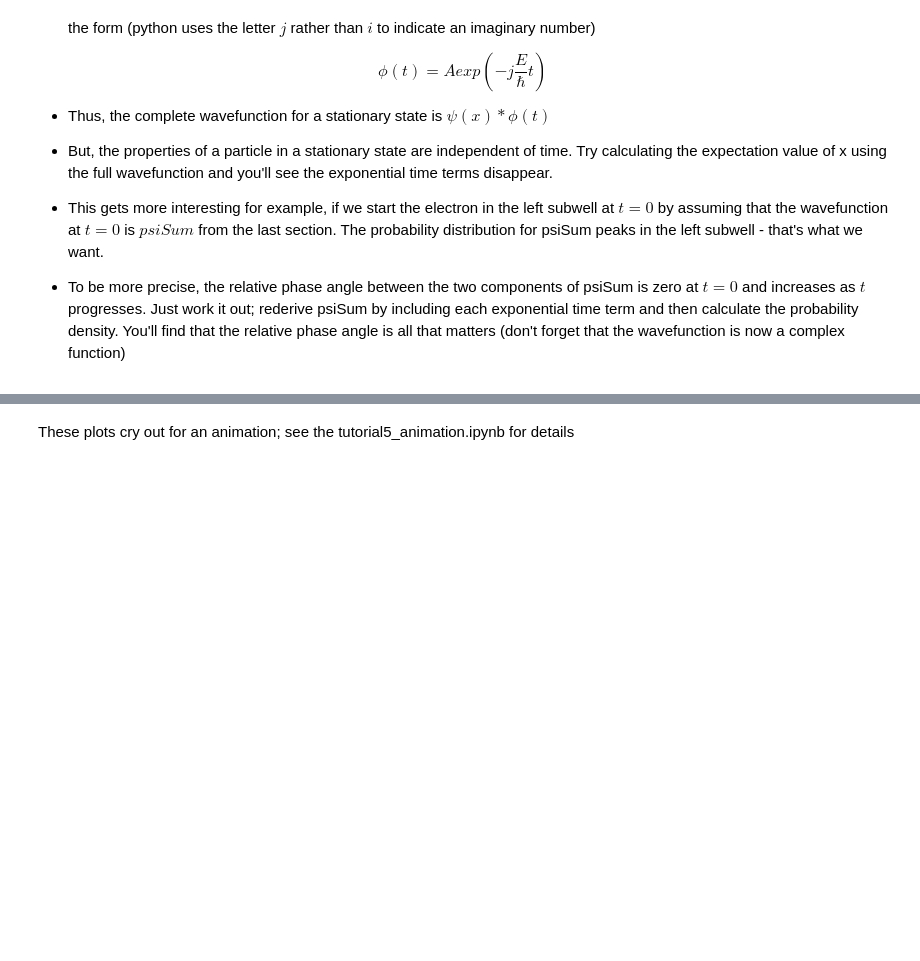
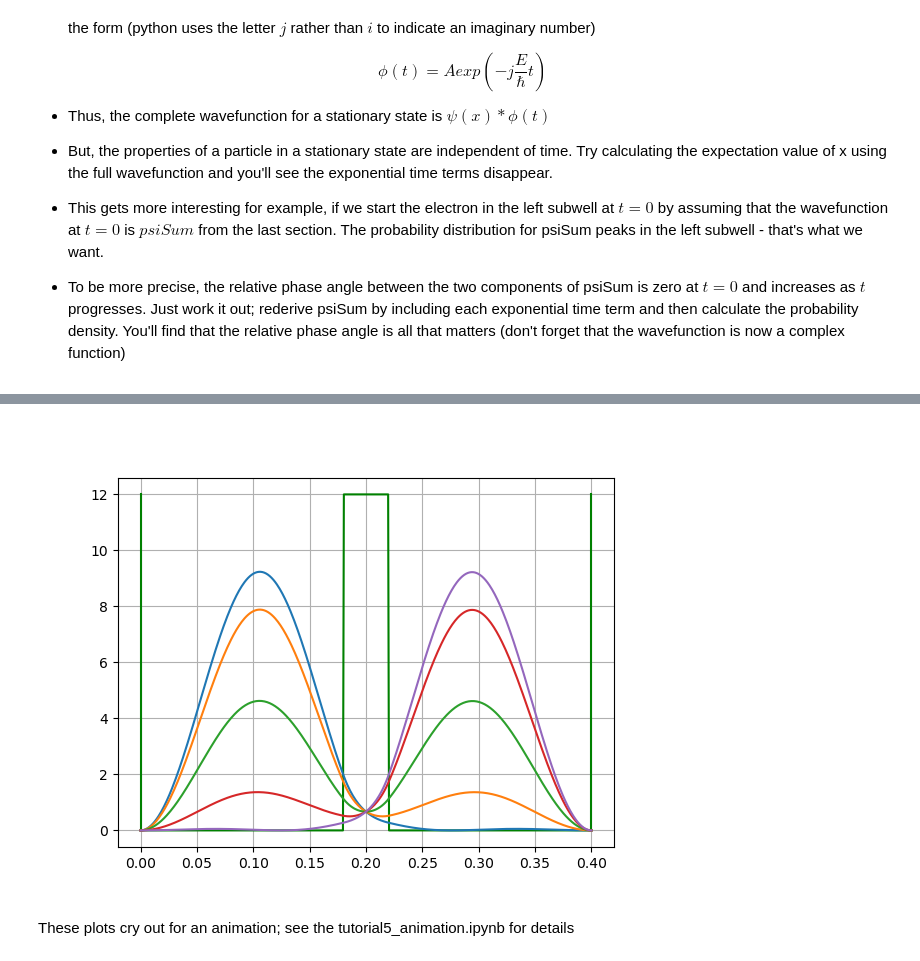
Before and after one commit to dukecld/QuantumWell, a Jupyter notebook: Tutorials/tutorial4_composite.ipynb, the cells around one changed output, grey strips where cells are left out. Cells and saved outputs as stored; diff of their text form; code cells hidden in the pictures; blank space fills up the shorter version.

```diff
--- a/Tutorials/tutorial4_composite.ipynb
+++ b/Tutorials/tutorial4_composite.ipynb
@@ -177,30 +215,38 @@ print(ac,ab,ac+ab,ac*ab,ac/ab)
 # %%
 # Let's plot some probability densities for your choice of relative phases
 # make a list of phase angles and make some plots, note the relative
 # angle in the definition of psi.  You could just as well include the
 # exponential time term in psi1N and in psi2N. In my case, I used the
 # relative phase since I can make the period 1 sec,e.g.
 # ((E2 - E1)/hbar)* 1sec = 2*pi.
 
 # pick a phase angle list or create one of your own and rerun the cell
 # to produce a plot for each phase angle in your phaseDegL list.
 phaseDegL = [0.0]
-#phaseDegL = [180.0]
-#phaseDegL = [0.0,180.0]
-#phaseDegL = [0.0,270.0]
-#phaseDegL = [0.0,45.0,90.0,135.0,180.0]
+phaseDegL = [180.0]
+phaseDegL = [0.0,180.0]
+phaseDegL = [0.0,270.0]
+phaseDegL = [0.0,45.0,90.0,135.0,180.0]
 
 zoom = 0.3
+plt.close('all')
+plt.figure(6)
+
 plt.plot(x,vArray*zoom,'g')
 maxV = vArray.max()*zoom
 plt.plot([dpw1.xmin,dpw1.xmin],[0.0,maxV],'g')
 plt.plot([dpw1.xmax,dpw1.xmax],[0.0,maxV],'g')
+#plt.show()
 
 # make a plot of probability density for each phase angle
+#plt.figure(7)
 for angle in deg2rad(phaseDegL):
     psi = (1/sqrt(2.0))*(psi1N + psi2N*exp(angle*1j))
     probDen = real(np.conj(psi) * psi)
     plt.plot(x,probDen)
     plt.grid()
+plt.show()
+# %% [output]
+[figure, added]
 # %% [markdown]
  These plots cry out for an animation; see the tutorial5_animation.ipynb for details
```
Also changed, not shown: parts of 11 cells of this notebook, 1 other file.
